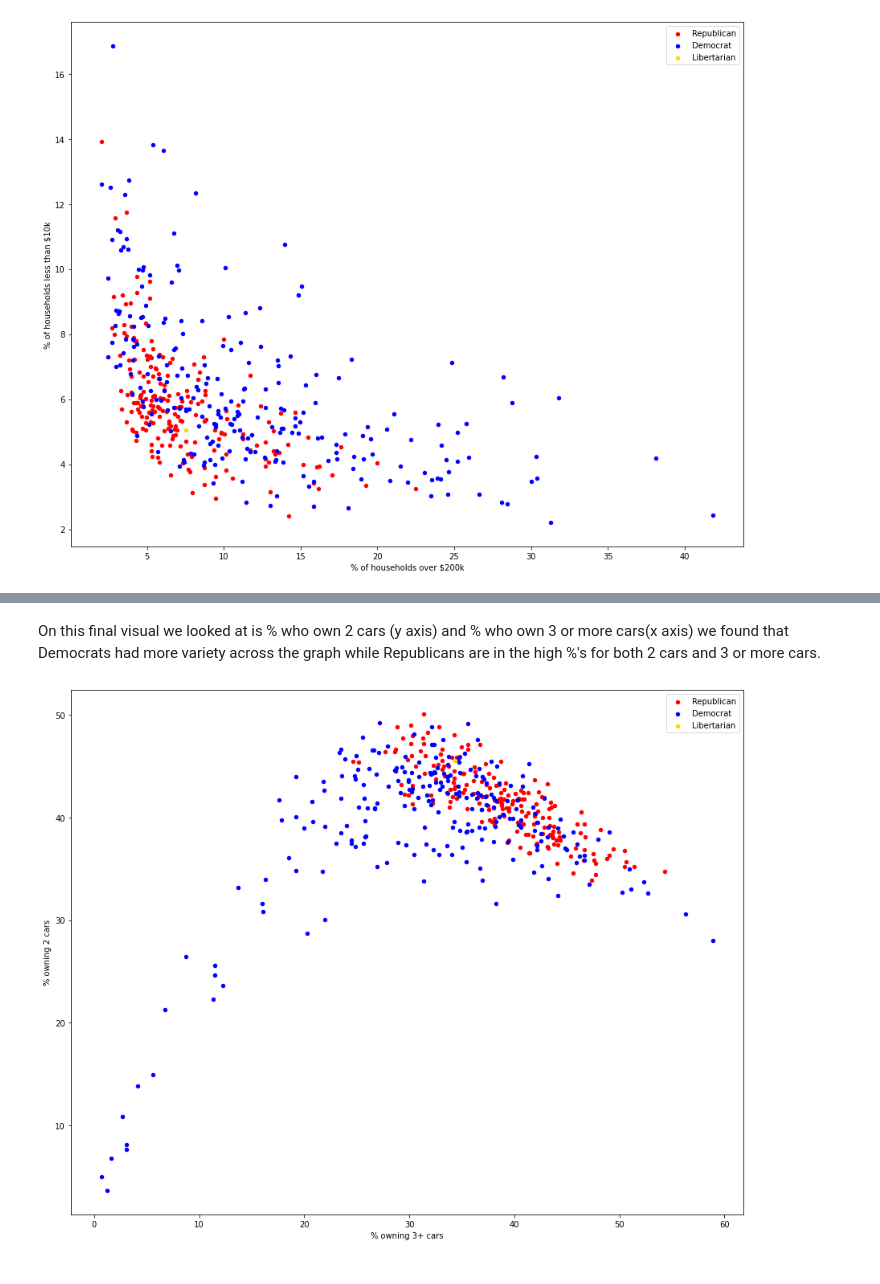
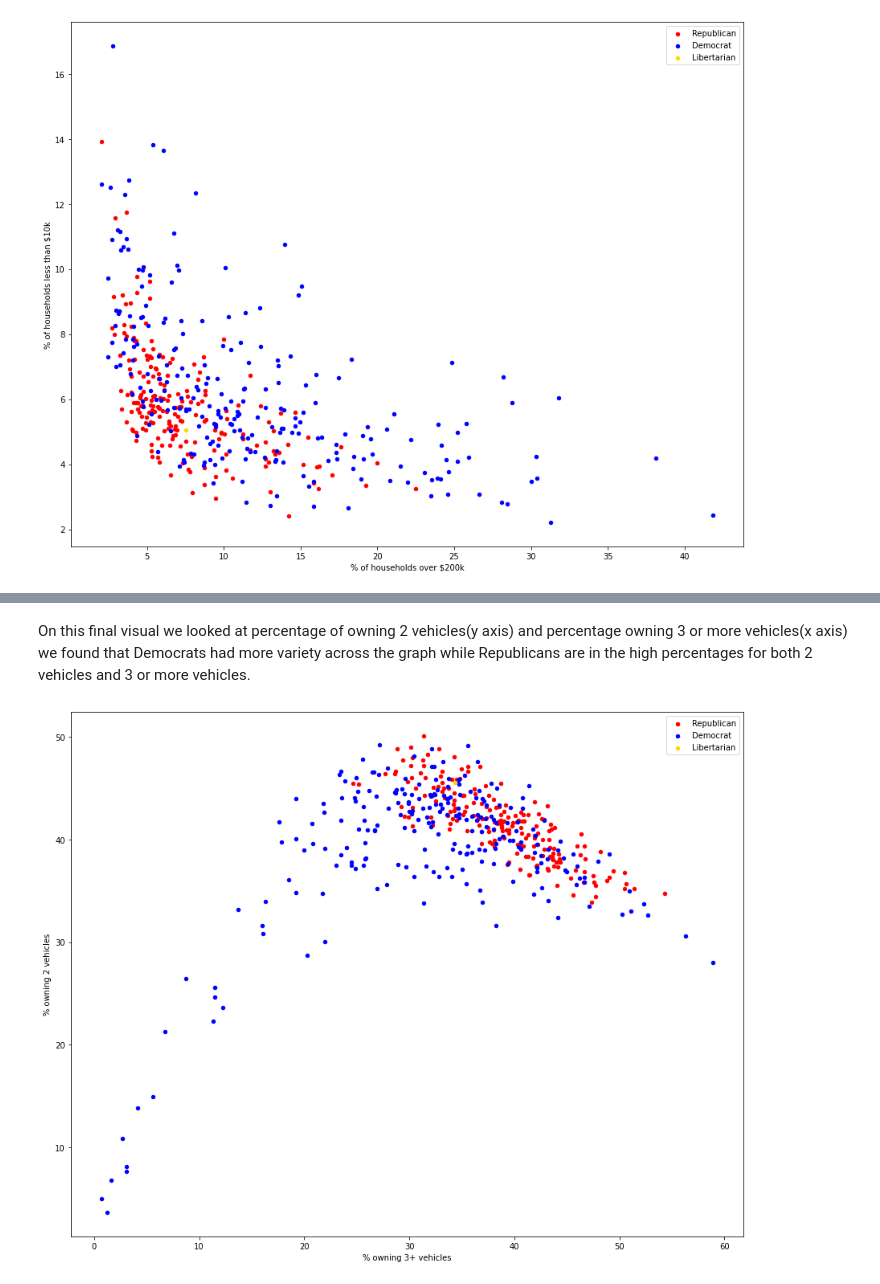
Before and after one commit to Avalon-DeNecochea/congressionalNotebook, a Jupyter notebook: Project_1.ipynb, the cells around one changed output, grey strips where cells are left out. Cells and saved outputs as stored; diff of their text form; code cells hidden in the pictures.

```diff
--- a/Project_1.ipynb
+++ b/Project_1.ipynb
@@ -32,7 +28,7 @@ data_json = json.loads(response.read())
 data_json.pop(0) # the first row of data is header information which we don't need, so pop removes that from the dataset.
 
 # Hand populate the columns based on the variable descriptions census.gov documents here: https://api.census.gov/data/2021/acs/acs1/variables.html. Note they correspond back to the variable names I included in the URL above.
-cols = ['District Name','Total Households','Less than $10k', '$200k+', 'Total', 'No cars', '1 car', '2 cars', '3+ cars', 'State code', 'district number']
+cols = ['District Name','Total Households','Less than $10k', '$200k+', 'Total', 'No vehicles', '1 vehicle', '2 vehicles', '3+ vehicles', 'State code', 'district number']
 
 acs_df = pd.DataFrame(data_json, columns = cols)
 
@@ -43,7 +39,7 @@ acs_df['district number'] = pd.to_numeric(acs_df['district number'])
 acs_df['State'] = acs_df['State'].str.strip()
 
 # Let's just keep the columns we need
-acs_df = acs_df[['Total Households', 'Less than $10k', "$200k+", 'Total', 'No cars', '1 car', '2 cars', '3+ cars','district number', 'State']]
+acs_df = acs_df[['Total Households', 'Less than $10k', "$200k+", 'Total', 'No vehicles', '1 vehicle', '2 vehicles', '3+ vehicles','district number', 'State']]
 
 # take a look at the top results in the dataset
 acs_df.head()
@@ -61,18 +57,18 @@ acs_df["Total Households"] = pd.to_numeric(acs_df["Total Households"])
 acs_df["Less than $10k"] = pd.to_numeric(acs_df["Less than $10k"])
 acs_df['$200k+'] = pd.to_numeric(acs_df['$200k+'])
 acs_df['Total'] = pd.to_numeric(acs_df['Total'])
-acs_df['No cars'] = pd.to_numeric(acs_df['No cars'])
-acs_df['1 car'] = pd.to_numeric(acs_df['1 car'])
-acs_df['2 cars'] = pd.to_numeric(acs_df['2 cars'])
-acs_df['3+ cars'] = pd.to_numeric(acs_df['3+ cars'])
+acs_df['No vehicles'] = pd.to_numeric(acs_df['No vehicles'])
+acs_df['1 vehicle'] = pd.to_numeric(acs_df['1 vehicle'])
+acs_df['2 vehicles'] = pd.to_numeric(acs_df['2 vehicles'])
+acs_df['3+ vehicles'] = pd.to_numeric(acs_df['3+ vehicles'])
 
 # Compute some new columns based on the existing columns for later visualization
 acs_df['% of households over $200k'] = (100*acs_df['$200k+'])/acs_df['Total Households']
 acs_df['% of households less than $10k'] = (100*acs_df['Less than $10k'])/acs_df['Total Households']
-acs_df['% owning no cars'] = (100*acs_df['No cars'])/acs_df['Total']
-acs_df['% owning 1 car'] = (100*acs_df['1 car'])/acs_df['Total']
-acs_df['% owning 2 cars'] = (100*acs_df['2 cars'])/acs_df['Total']
-acs_df['% owning 3+ cars'] = (100*acs_df['3+ cars'])/acs_df['Total']
+acs_df['% owning no vehicles'] = (100*acs_df['No vehicles'])/acs_df['Total']
+acs_df['% owning 1 vehicle'] = (100*acs_df['1 vehicle'])/acs_df['Total']
+acs_df['% owning 2 vehicles'] = (100*acs_df['2 vehicles'])/acs_df['Total']
+acs_df['% owning 3+ vehicles'] = (100*acs_df['3+ vehicles'])/acs_df['Total']
 
 
 # now let's look at the data again
@@ -260,22 +248,21 @@ plt.show()
 # %% [markdown]
-On this final visual we looked at is % who own 2 cars (y axis) and % who own 3 or more cars(x axis) we found that Democrats had more variety across the graph while Republicans are in the high %'s for both 2 cars and 3 or more cars.
+On this final visual we looked at percentage of owning 2 vehicles(y axis) and percentage owning 3 or more vehicles(x axis) we found that Democrats had more variety across the graph while Republicans are in the high percentages for both 2 vehicles and 3 or more vehicles.
 # %%
 R = merged_df[merged_df['Party'].str.contains('R')]
 D = merged_df[merged_df['Party'].str.contains('D')]
 L = merged_df[merged_df['Party'].str.contains('L')]
 
 fig, ax = plt.subplots(figsize=(15, 12))
-R.plot.scatter(x='% owning 3+ cars', y='% owning 2 cars', c='red',label='Republican', ax=ax)
-D.plot.scatter(x='% owning 3+ cars', y='% owning 2 cars',c='blue',label='Democrat', ax=ax)
-L.plot.scatter(x='% owning 3+ cars', y='% owning 2 cars',c='gold',label='Libertarian', ax=ax)
+R.plot.scatter(x='% owning 3+ vehicles', y='% owning 2 vehicles', c='red',label='Republican', ax=ax)
+D.plot.scatter(x='% owning 3+ vehicles', y='% owning 2 vehicles',c='blue',label='Democrat', ax=ax)
+L.plot.scatter(x='% owning 3+ vehicles', y='% owning 2 vehicles',c='gold',label='Libertarian', ax=ax)
 
-#for i, txt in enumerate(df['State']):
-#   ax.annotate(txt, (df['% of households over $200k'].iat[i], df['% of households less than $10k'].iat[i]))
+
 
 plt.legend()
 plt.show()
 # %% [output]
-[figure, old version]
+[figure, new version]
 # %% [markdown]
 **Conclusion:**
 
```
Also changed, not shown: parts of 23 cells of this notebook.
